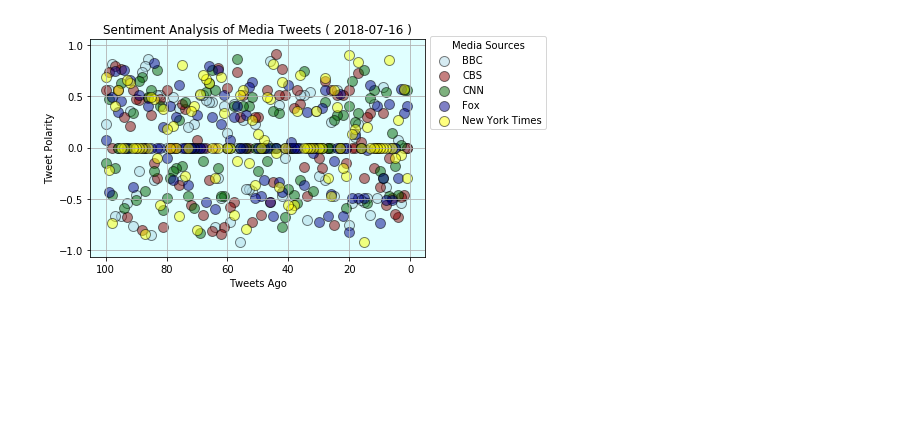
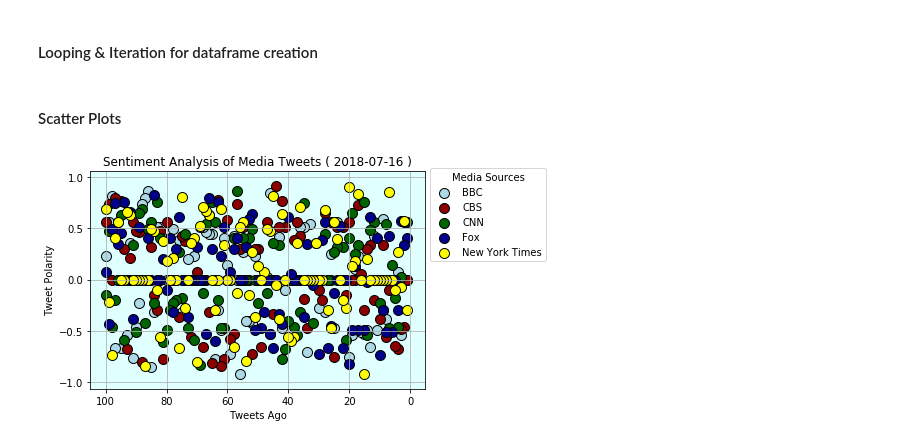
Before and after one commit to xaskoiking/HW_7_Raaghava_K, a Jupyter notebook: HW_7_News_Mood.ipynb, the cells around one changed output. Cells and saved outputs as stored; diff of their text form; code cells hidden in the pictures; blank space fills up the shorter version.

```diff
--- a/HW_7_News_Mood.ipynb
+++ b/HW_7_News_Mood.ipynb
@@ -25,9 +31,15 @@ counter = 1
 
 #Todays date
 today = str(date.today())
+
+#Average Polarity Scores
+polarityAvgCalculator = []
+polorityAvg = []
 # %%
 #Storing the twitter ID list
 twitterIDList = ["@BBCWorld", "@CBSNews", "@CNN", "@FoxNews", "@nytimes" ]
+# %% [markdown]
+#### Looping & Iteration for dataframe creation
 # %%
 # Get all tweets from home feed
 tweetList = []
@@ -50,9 +62,14 @@ for id in twitterIDList:
             #Make sure we set this counter, so that the next API call, picks up the next latest 20
             oldest_tweet = tweet['id'] - 1
             counter += 1 #incrementing the counter
+            polarityAvgCalculator.append(results["compound"])
+    polorityAvg.append(np.mean(polarityAvgCalculator))
+    polarityAvgCalculator = []
 # %%
 #Add the dictionary to the dataframe
 newsDf = pd.DataFrame(tweetList)
+# %% [markdown]
+#### Scatter Plots
 # %%
 fig, ax = plt.subplots()
 
@@ -60,7 +77,7 @@ fig, ax = plt.subplots()
 ax.scatter(newsDf[newsDf["News Channel"] == "@BBCWorld"]['Tweet Ago'],
            newsDf[newsDf["News Channel"] == "@BBCWorld"]['Sentiment'],
            c='lightblue',
-           alpha=0.50,
+           alpha=1,
            s= 100,
            linewidths =1,
            edgecolor='black',
@@ -70,7 +87,7 @@ ax.scatter(newsDf[newsDf["News Channel"] == "@BBCWorld"]['Tweet Ago'],
 ax.scatter(newsDf[newsDf["News Channel"] == "@CBSNews"]['Tweet Ago'],
            newsDf[newsDf["News Channel"] == "@CBSNews"]['Sentiment'],
            c='darkred',
-           alpha=0.50,
+           alpha=1,
            s= 100,
            linewidths =1,
            edgecolor='black',
@@ -80,7 +97,7 @@ ax.scatter(newsDf[newsDf["News Channel"] == "@CBSNews"]['Tweet Ago'],
 ax.scatter(newsDf[newsDf["News Channel"] == "@CNN"]['Tweet Ago'],
            newsDf[newsDf["News Channel"] == "@CNN"]['Sentiment'],
            c='darkgreen',
-           alpha=0.50,
+           alpha=1,
            s= 100,
            linewidths =1,
            edgecolor='black',
@@ -90,7 +107,7 @@ ax.scatter(newsDf[newsDf["News Channel"] == "@CNN"]['Tweet Ago'],
 ax.scatter(newsDf[newsDf["News Channel"] == "@FoxNews"]['Tweet Ago'],
            newsDf[newsDf["News Channel"] == "@FoxNews"]['Sentiment'],
            c='darkblue',
-           alpha=0.50,
+           alpha=1,
            s= 100,
            linewidths =1,
            edgecolor='black',
@@ -99,32 +116,36 @@ ax.scatter(newsDf[newsDf["News Channel"] == "@FoxNews"]['Tweet Ago'],
 #NY Times
 ax.scatter(newsDf[newsDf["News Channel"] == "@nytimes"]['Tweet Ago'],
            newsDf[newsDf["News Channel"] == "@nytimes"]['Sentiment'],
            c='yellow',
-           alpha=0.50,
+           alpha=1,
            s= 100,
            linewidths =1,
            edgecolor='black',
            label='New York Times')
 #Setting the Title of the scatter plot
 plt.title("Sentiment Analysis of Media Tweets ( " + str(today) + " )")
 
 #Setting the X and Y axis of scatter plot
 plt.xlabel("Tweets Ago")
 plt.ylabel("Tweet Polarity")
 
 #Legend
 #Moving the legends outside the plot
 ax.legend(title="Media Sources",loc='center left', bbox_to_anchor=(1, 0.80))
 
 #Changing the X Axis Sort
 plt.xlim([105,-5])
 
 #Y Axis Interval
 plt.yticks(np.arange(-1,1.5,0.5))
 
 #Gridding the scatter plot
 plt.grid()
 
+#Setting Background Color of the Plot
 ax.patch.set_facecolor("lightcyan")
+
+#Show the plot
+plt.show()
 # %% [output]
-[figure, old version]
+[figure, new version]
```
Also changed, not shown: parts of 5 cells of this notebook.
